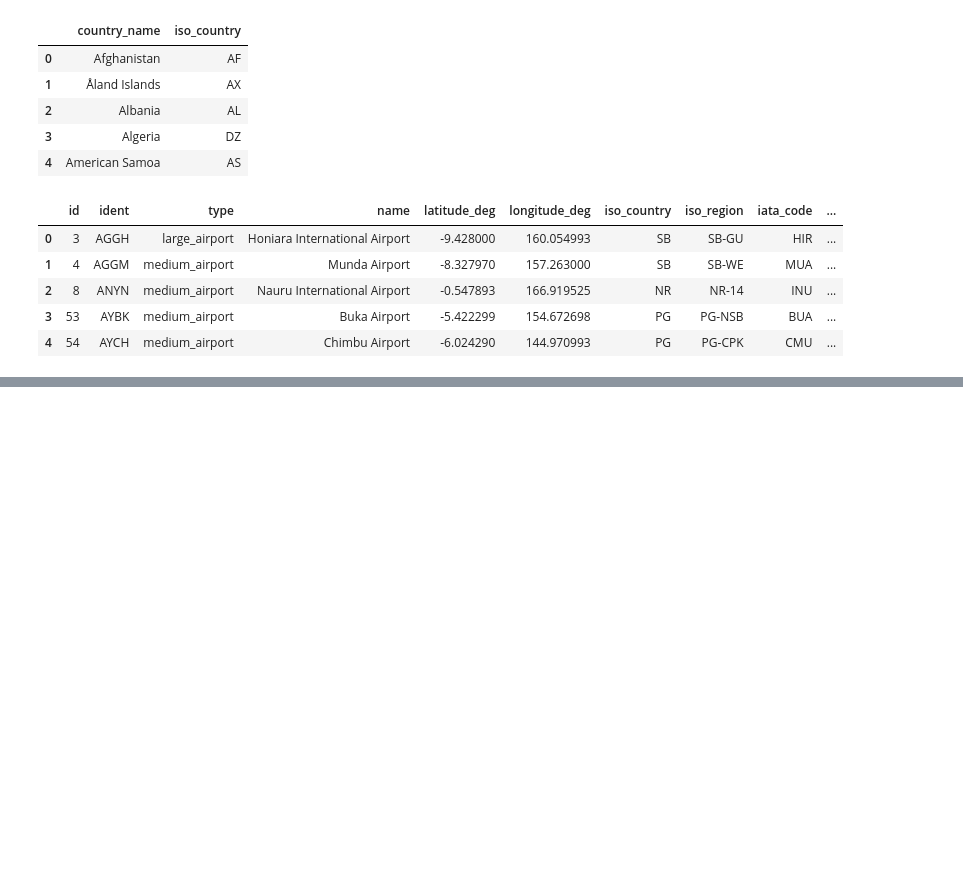
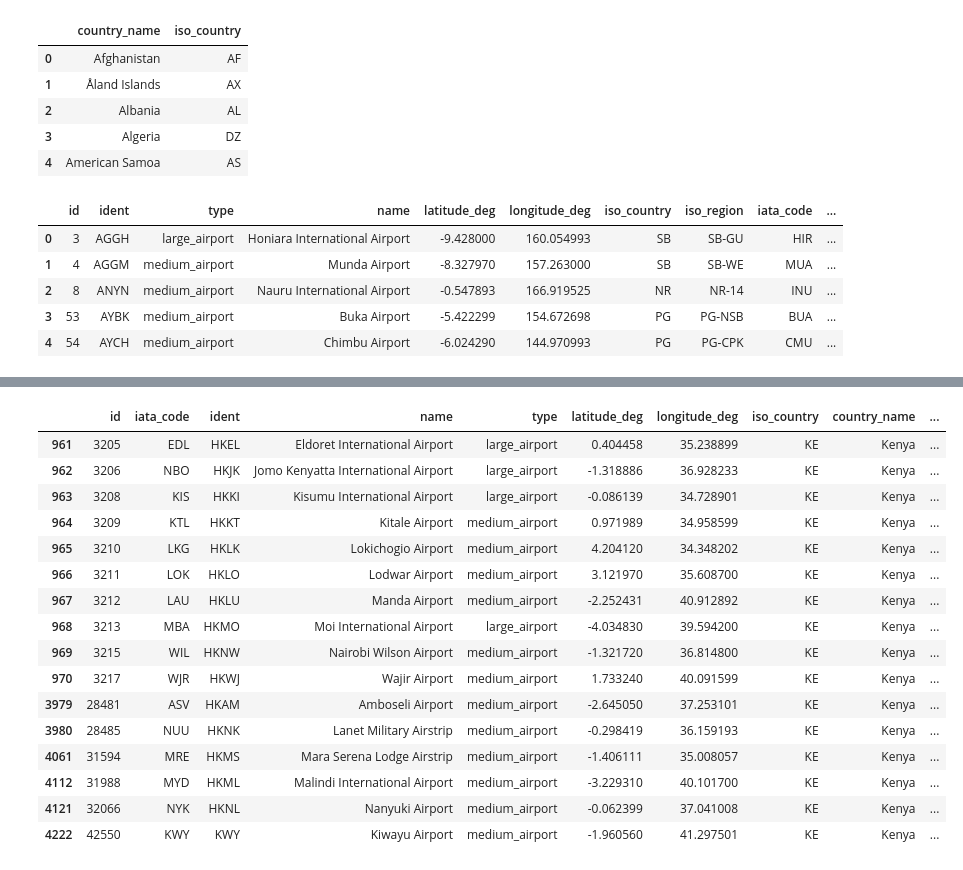
Before and after one commit to kylieUeda/SkyGraph, a Jupyter notebook: skygraph_airport.ipynb, the cells around one changed output, grey strips where cells are left out. Drawn from its saved outputs; the diff is of its cells as text; code cells hidden in the pictures; blank space fills up the shorter version.

```diff
--- a/skygraph_airport.ipynb
+++ b/skygraph_airport.ipynb
@@ -262,0 +265,3 @@ df_final.to_csv('airports_iata.csv', index=False, encoding='utf-8-sig')
+# %%
+regions = pd.read_csv("regions.csv")
+regions.head(5)
@@ -262,0 +275,14 @@ df_final.to_csv('airports_iata.csv', index=False, encoding='utf-8-sig')
+# %%
+regions_need = regions[["code", "name"]].rename(columns={
+    "code" : "iso_region",
+    "name": "region_name"
+})
+
+df_enriched = pd.merge(
+    df_final,
+    regions_need,
+    on="iso_region",
+    how="left"
+)
+
+df_enriched.head(5)
@@ -262,0 +328,21 @@ df_final.to_csv('airports_iata.csv', index=False, encoding='utf-8-sig')
+# %%
+df_enriched[df_enriched["region_name"].isnull()]
+# iso[iso["alpha-2"] == "KE"]
+# %% [output]
+|  | id | iata_code | ident | name | type | latitude_deg | longitude_deg | iso_country | country_name | ... |
+| 961 | 3205 | EDL | HKEL | Eldoret International Airport | large_airport | 0.404458 | 35.238899 | KE | Kenya | ... |
+| 962 | 3206 | NBO | HKJK | Jomo Kenyatta International Airport | large_airport | -1.318886 | 36.928233 | KE | Kenya | ... |
+| 963 | 3208 | KIS | HKKI | Kisumu International Airport | large_airport | -0.086139 | 34.728901 | KE | Kenya | ... |
+| 964 | 3209 | KTL | HKKT | Kitale Airport | medium_airport | 0.971989 | 34.958599 | KE | Kenya | ... |
+| 965 | 3210 | LKG | HKLK | Lokichogio Airport | medium_airport | 4.204120 | 34.348202 | KE | Kenya | ... |
+| 966 | 3211 | LOK | HKLO | Lodwar Airport | medium_airport | 3.121970 | 35.608700 | KE | Kenya | ... |
+| 967 | 3212 | LAU | HKLU | Manda Airport | medium_airport | -2.252431 | 40.912892 | KE | Kenya | ... |
+| 968 | 3213 | MBA | HKMO | Moi International Airport | large_airport | -4.034830 | 39.594200 | KE | Kenya | ... |
+| 969 | 3215 | WIL | HKNW | Nairobi Wilson Airport | medium_airport | -1.321720 | 36.814800 | KE | Kenya | ... |
+| 970 | 3217 | WJR | HKWJ | Wajir Airport | medium_airport | 1.733240 | 40.091599 | KE | Kenya | ... |
+| 3979 | 28481 | ASV | HKAM | Amboseli Airport | medium_airport | -2.645050 | 37.253101 | KE | Kenya | ... |
+| 3980 | 28485 | NUU | HKNK | Lanet Military Airstrip | medium_airport | -0.298419 | 36.159193 | KE | Kenya | ... |
+| 4061 | 31594 | MRE | HKMS | Mara Serena Lodge Airstrip | medium_airport | -1.406111 | 35.008057 | KE | Kenya | ... |
+| 4112 | 31988 | MYD | HKML | Malindi International Airport | medium_airport | -3.229310 | 40.101700 | KE | Kenya | ... |
+| 4121 | 32066 | NYK | HKNL | Nanyuki Airport | medium_airport | -0.062399 | 37.041008 | KE | Kenya | ... |
+| 4222 | 42550 | KWY | KWY | Kiwayu Airport | medium_airport | -1.960560 | 41.297501 | KE | Kenya | ... |
```
Also changed, not shown: parts of 10 cells of this notebook, 3 other files.
